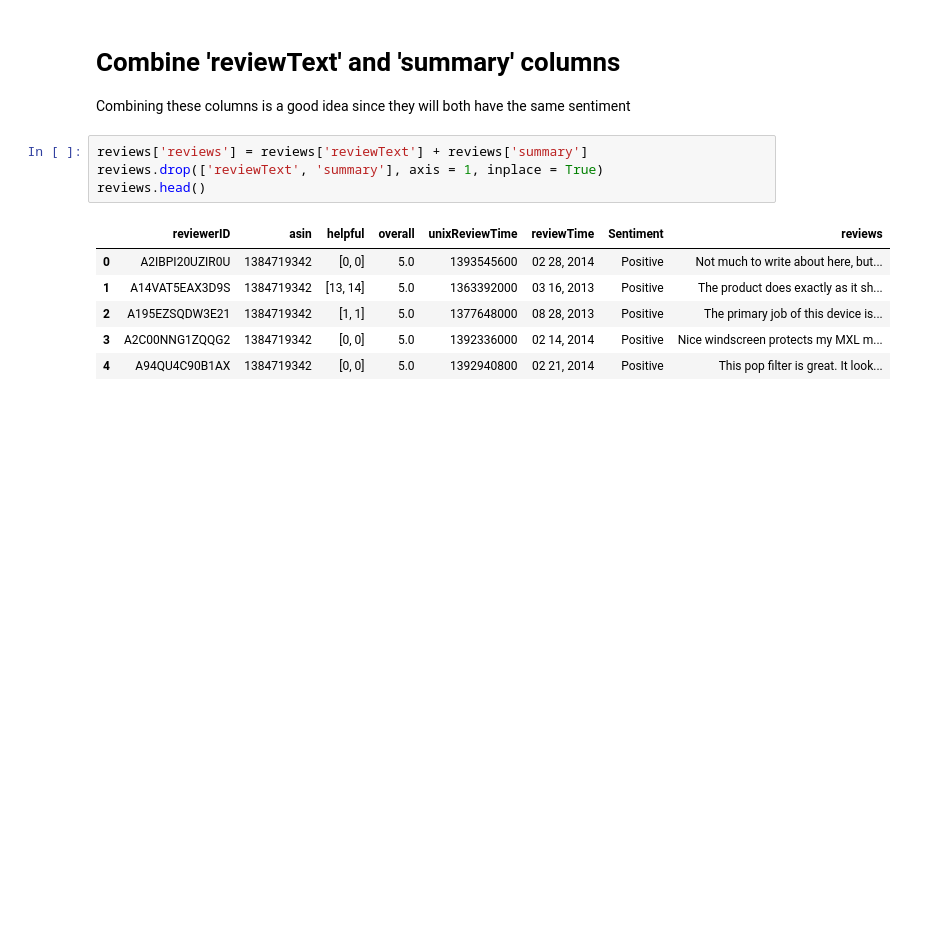
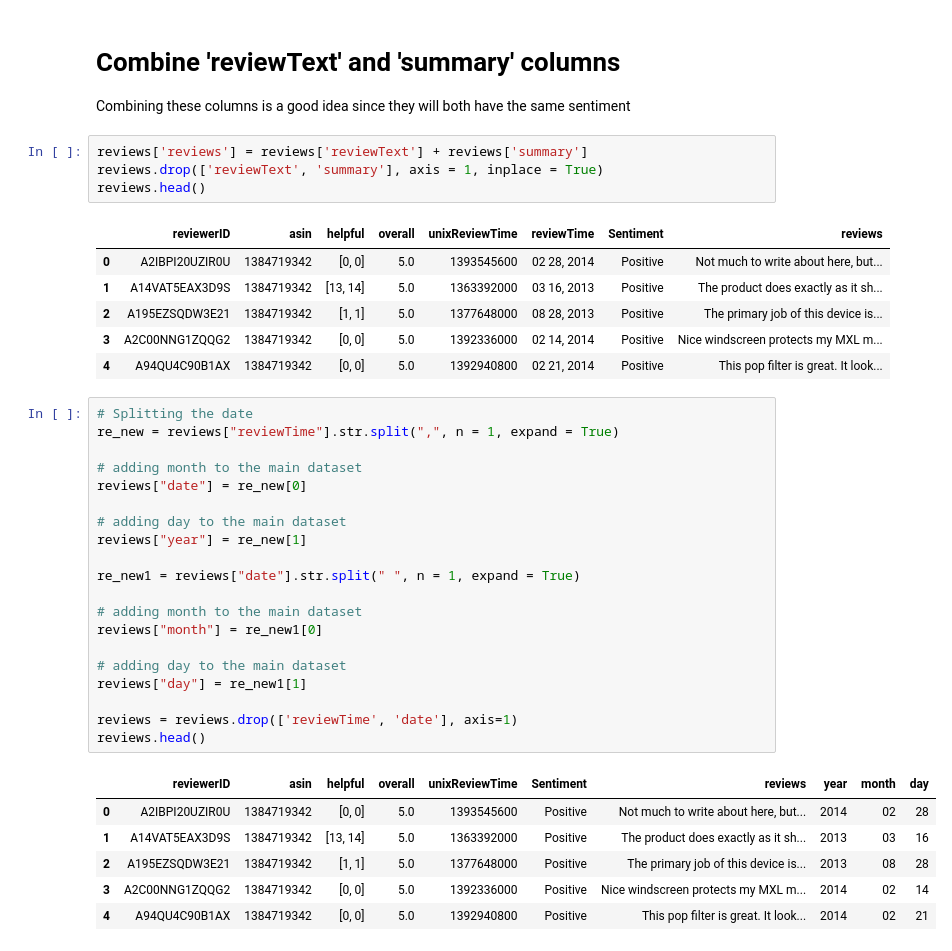
Before and after one commit to jeffbeech/Amazon-Sentiment-Review, a Jupyter notebook: Sentiment Review Notebook.ipynb, the cells around one changed output. Drawn from its saved outputs; the diff is of its cells as text; blank space fills up the shorter version.

```diff
--- a/Sentiment Review Notebook.ipynb
+++ b/Sentiment Review Notebook.ipynb
@@ -258,3 +258,30 @@ reviews.head()
 | 2 | A195EZSQDW3E21 | 1384719342 | [1, 1] | 5.0 | 1377648000 | 08 28, 2013 | Positive | The primary job of this device is... |
 | 3 | A2C00NNG1ZQQG2 | 1384719342 | [0, 0] | 5.0 | 1392336000 | 02 14, 2014 | Positive | Nice windscreen protects my MXL m... |
 | 4 | A94QU4C90B1AX | 1384719342 | [0, 0] | 5.0 | 1392940800 | 02 21, 2014 | Positive | This pop filter is great. It look... |
+# %%
+# Splitting the date
+re_new = reviews["reviewTime"].str.split(",", n = 1, expand = True)
+
+# adding month to the main dataset
+reviews["date"] = re_new[0]
+
+# adding day to the main dataset
+reviews["year"] = re_new[1]
+
+re_new1 = reviews["date"].str.split(" ", n = 1, expand = True)
+
+# adding month to the main dataset
+reviews["month"] = re_new1[0]
+
+# adding day to the main dataset
+reviews["day"] = re_new1[1]
+
+reviews = reviews.drop(['reviewTime', 'date'], axis=1)
+reviews.head()
+# %% [output]
+|  | reviewerID | asin | helpful | overall | unixReviewTime | Sentiment | reviews | year | month | day |
+| 0 | A2IBPI20UZIR0U | 1384719342 | [0, 0] | 5.0 | 1393545600 | Positive | Not much to write about here, but... | 2014 | 02 | 28 |
+| 1 | A14VAT5EAX3D9S | 1384719342 | [13, 14] | 5.0 | 1363392000 | Positive | The product does exactly as it sh... | 2013 | 03 | 16 |
+| 2 | A195EZSQDW3E21 | 1384719342 | [1, 1] | 5.0 | 1377648000 | Positive | The primary job of this device is... | 2013 | 08 | 28 |
+| 3 | A2C00NNG1ZQQG2 | 1384719342 | [0, 0] | 5.0 | 1392336000 | Positive | Nice windscreen protects my MXL m... | 2014 | 02 | 14 |
+| 4 | A94QU4C90B1AX | 1384719342 | [0, 0] | 5.0 | 1392940800 | Positive | This pop filter is great. It look... | 2014 | 02 | 21 |
```
